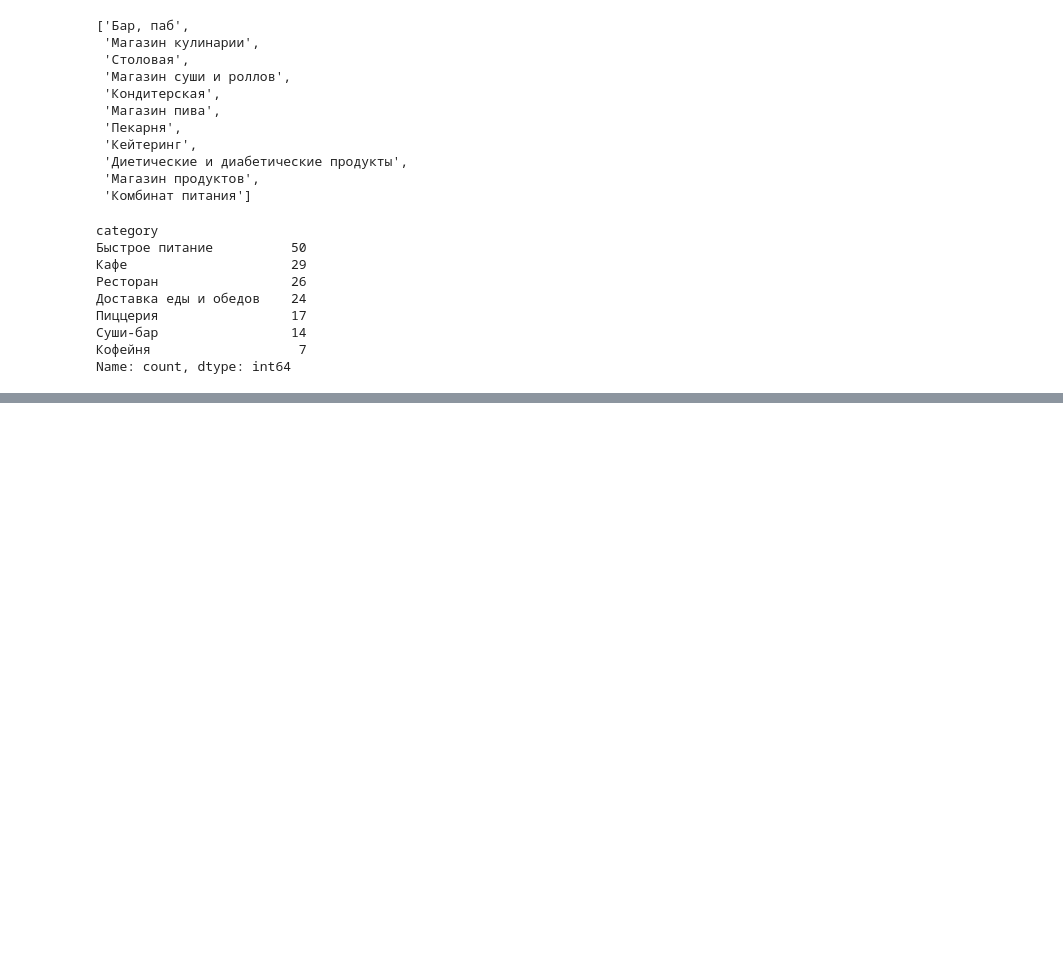
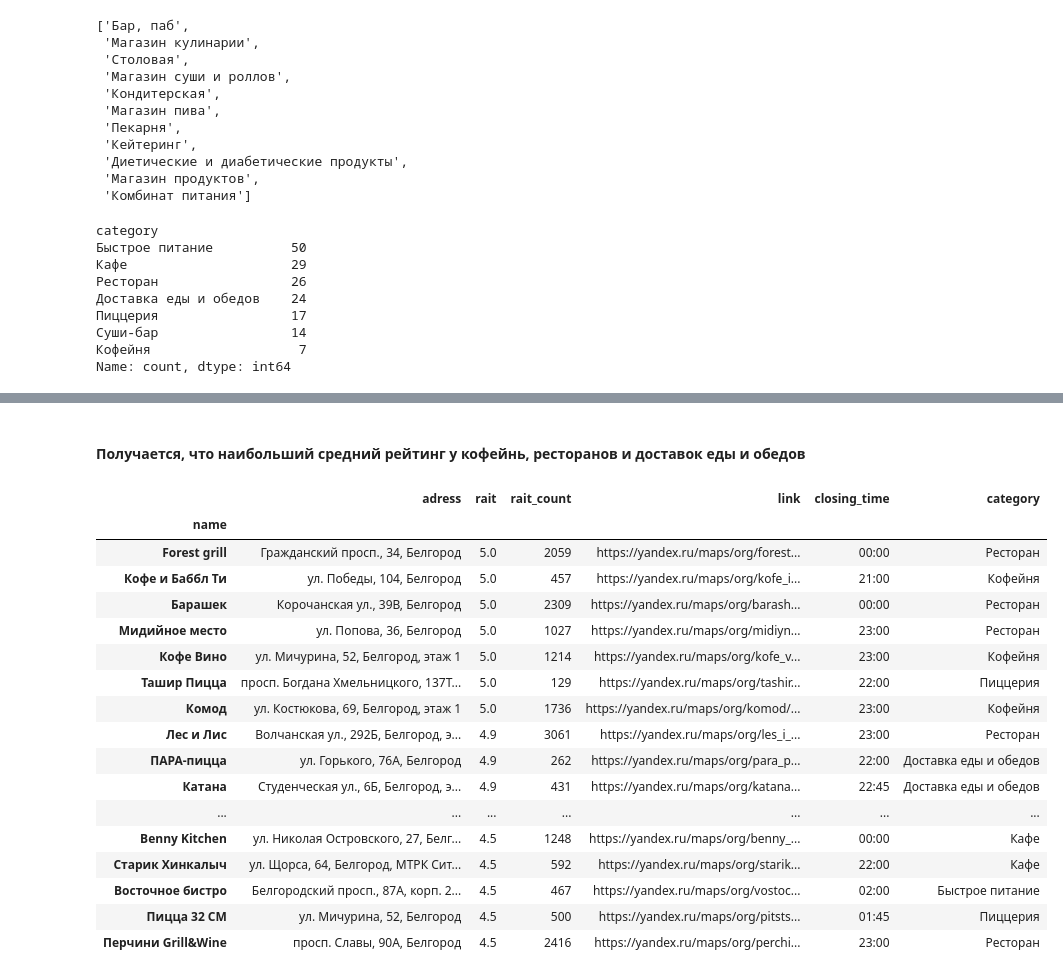
Before and after one commit to crissyro/base-of-DS, a Jupyter notebook: notebooks/EDA_belgorod_food_places.ipynb, the cells around one changed output, grey strips where cells are left out. Saved outputs shown, nothing was run; the diff lists cells and outputs as text; code cells hidden in the pictures; blank space fills up the shorter version.

```diff
--- a/notebooks/EDA_belgorod_food_places.ipynb
+++ b/notebooks/EDA_belgorod_food_places.ipynb
@@ -468,0 +515,23 @@ Name: count, dtype: int64
+# %% [markdown]
+#### Получается, что наибольший средний рейтинг у кофейнь, ресторанов и доставок еды и обедов
+# %%
+best_df.sort_values(by='rait', ascending=False)
+# %% [output]
+|  | adress | rait | rait_count | link | closing_time | category |
+| name |  |  |  |  |  |  |
+| Forest grill | Гражданский просп., 34, Белгород | 5.0 | 2059 | https://yandex.ru/maps/org/forest... | 00:00 | Ресторан |
+| Кофе и Баббл Ти | ул. Победы, 104, Белгород | 5.0 | 457 | https://yandex.ru/maps/org/kofe_i... | 21:00 | Кофейня |
+| Барашек | Корочанская ул., 39В, Белгород | 5.0 | 2309 | https://yandex.ru/maps/org/barash... | 00:00 | Ресторан |
+| Мидийное место | ул. Попова, 36, Белгород | 5.0 | 1027 | https://yandex.ru/maps/org/midiyn... | 23:00 | Ресторан |
+| Кофе Вино | ул. Мичурина, 52, Белгород, этаж 1 | 5.0 | 1214 | https://yandex.ru/maps/org/kofe_v... | 23:00 | Кофейня |
+| Ташир Пицца | просп. Богдана Хмельницкого, 137Т... | 5.0 | 129 | https://yandex.ru/maps/org/tashir... | 22:00 | Пиццерия |
+| Комод | ул. Костюкова, 69, Белгород, этаж 1 | 5.0 | 1736 | https://yandex.ru/maps/org/komod/... | 23:00 | Кофейня |
+| Лес и Лис | Волчанская ул., 292Б, Белгород, э... | 4.9 | 3061 | https://yandex.ru/maps/org/les_i_... | 23:00 | Ресторан |
+| ПАРА-пицца | ул. Горького, 76А, Белгород | 4.9 | 262 | https://yandex.ru/maps/org/para_p... | 22:00 | Доставка еды и обедов |
+| Катана | Студенческая ул., 6Б, Белгород, э... | 4.9 | 431 | https://yandex.ru/maps/org/katana... | 22:45 | Доставка еды и обедов |
+| ... | ... | ... | ... | ... | ... | ... |
+| Benny Kitchen | ул. Николая Островского, 27, Белг... | 4.5 | 1248 | https://yandex.ru/maps/org/benny_... | 00:00 | Кафе |
+| Старик Хинкалыч | ул. Щорса, 64, Белгород, МТРК Сит... | 4.5 | 592 | https://yandex.ru/maps/org/starik... | 22:00 | Кафе |
+| Восточное бистро | Белгородский просп., 87А, корп. 2... | 4.5 | 467 | https://yandex.ru/maps/org/vostoc... | 02:00 | Быстрое питание |
+| Пицца 32 СМ | ул. Мичурина, 52, Белгород | 4.5 | 500 | https://yandex.ru/maps/org/pitsts... | 01:45 | Пиццерия |
+| Перчини Grill&Wine | просп. Славы, 90А, Белгород | 4.5 | 2416 | https://yandex.ru/maps/org/perchi... | 23:00 | Ресторан |
```
Also changed, not shown: parts of 6 cells of this notebook.
